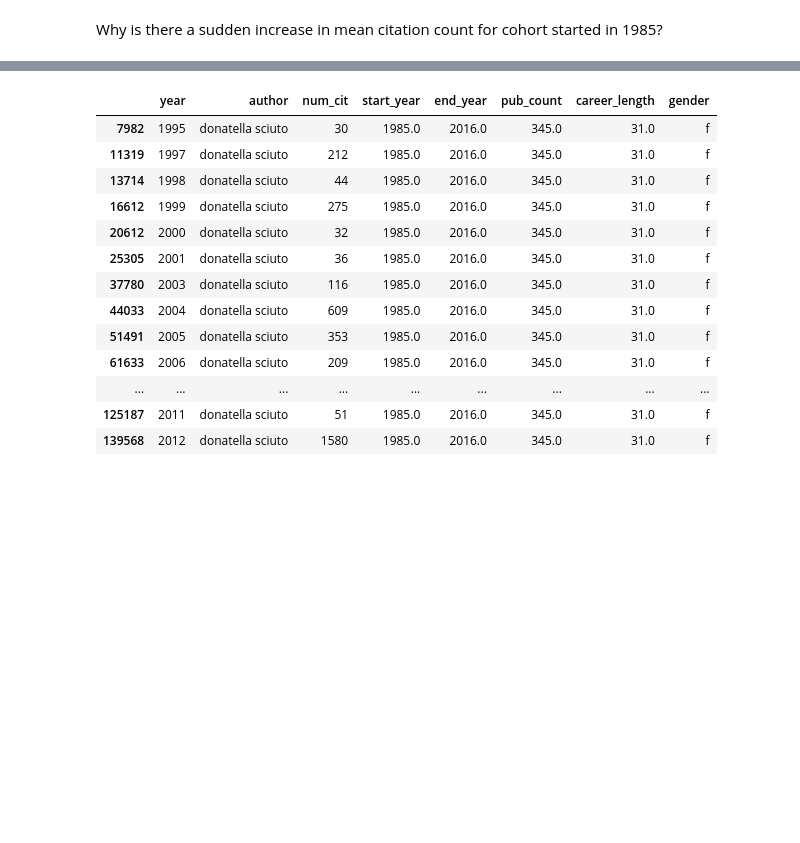
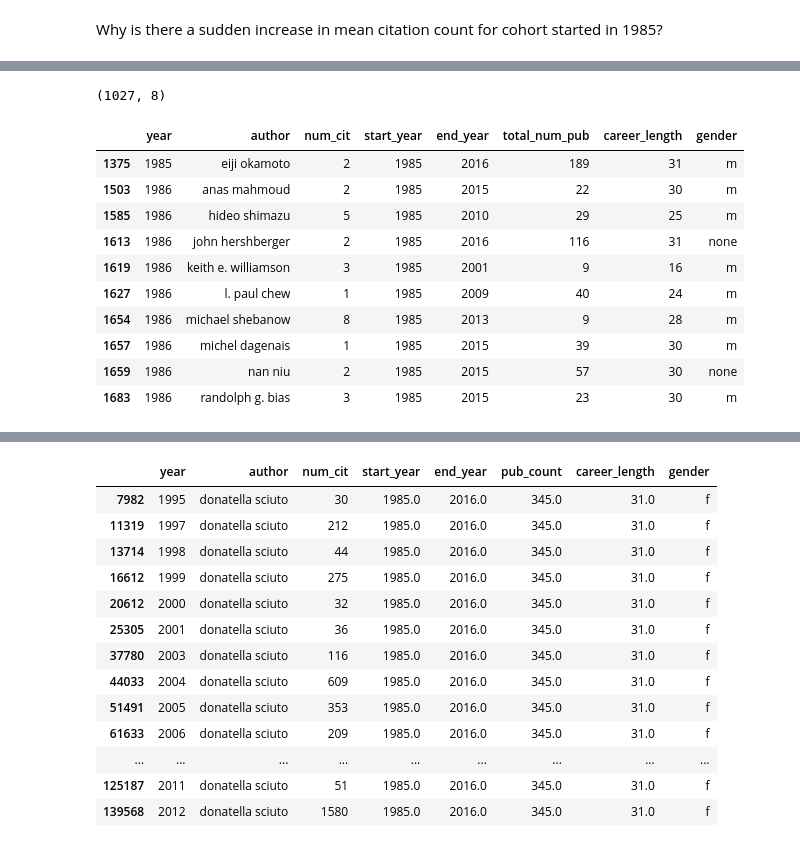
Before and after one commit to gesiscss/inequality, a Jupyter notebook: cohort-analysis-citations.ipynb, the cells around one changed output, grey strips where cells are left out. Saved outputs shown, nothing was run; the diff lists cells and outputs as text; code cells hidden in the pictures; blank space fills up the shorter version.

```diff
--- a/cohort-analysis-citations.ipynb
+++ b/cohort-analysis-citations.ipynb
@@ -340,0 +317,18 @@ _1985Authors.sort(columns=['num_cit'], axis = 0, ascending=False,inplace=False)
+# %%
+_1995_year_1985Authors = _1985Authors[_1985Authors['year'] >= 1995]
+_1995_2000_year_1985Authors = _1985Authors[_1985Authors['year'] <= 2000]
+print(_1995_2000_year_1985Authors.shape)
+_1995_2000_year_1985Authors.head(10)
+# %% [output]
+(1027, 8)
+|  | year | author | num_cit | start_year | end_year | total_num_pub | career_length | gender |
+| 1375 | 1985 | eiji okamoto | 2 | 1985 | 2016 | 189 | 31 | m |
+| 1503 | 1986 | anas mahmoud | 2 | 1985 | 2015 | 22 | 30 | m |
+| 1585 | 1986 | hideo shimazu | 5 | 1985 | 2010 | 29 | 25 | m |
+| 1613 | 1986 | john hershberger | 2 | 1985 | 2016 | 116 | 31 | none |
+| 1619 | 1986 | keith e. williamson | 3 | 1985 | 2001 | 9 | 16 | m |
+| 1627 | 1986 | l. paul chew | 1 | 1985 | 2009 | 40 | 24 | m |
+| 1654 | 1986 | michael shebanow | 8 | 1985 | 2013 | 9 | 28 | m |
+| 1657 | 1986 | michel dagenais | 1 | 1985 | 2015 | 39 | 30 | m |
+| 1659 | 1986 | nan niu | 2 | 1985 | 2015 | 57 | 30 | none |
+| 1683 | 1986 | randolph g. bias | 3 | 1985 | 2015 | 23 | 30 | m |
```
Also changed, not shown: parts of 16 cells of this notebook, 2 other files.
